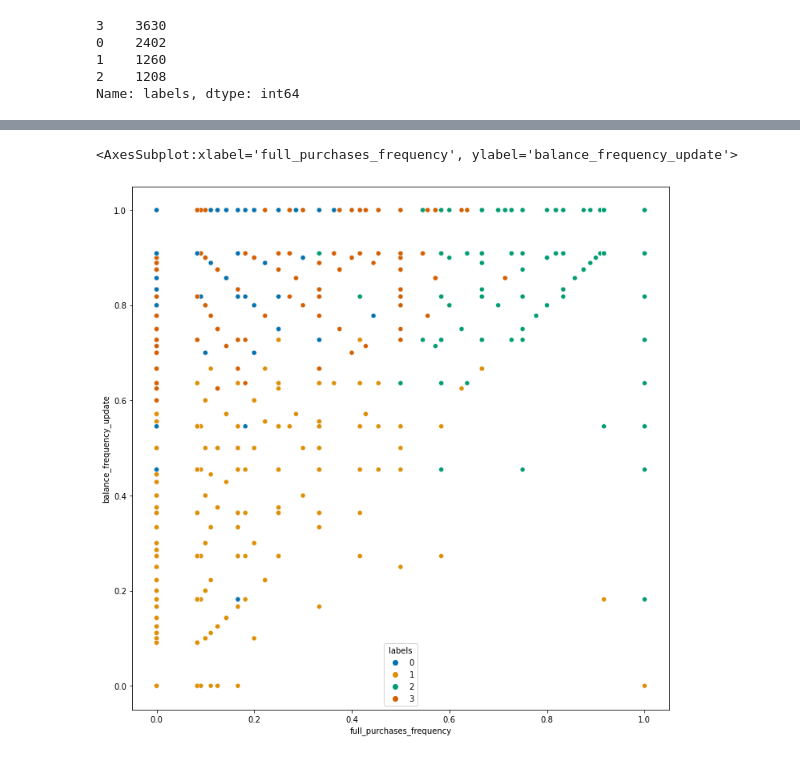
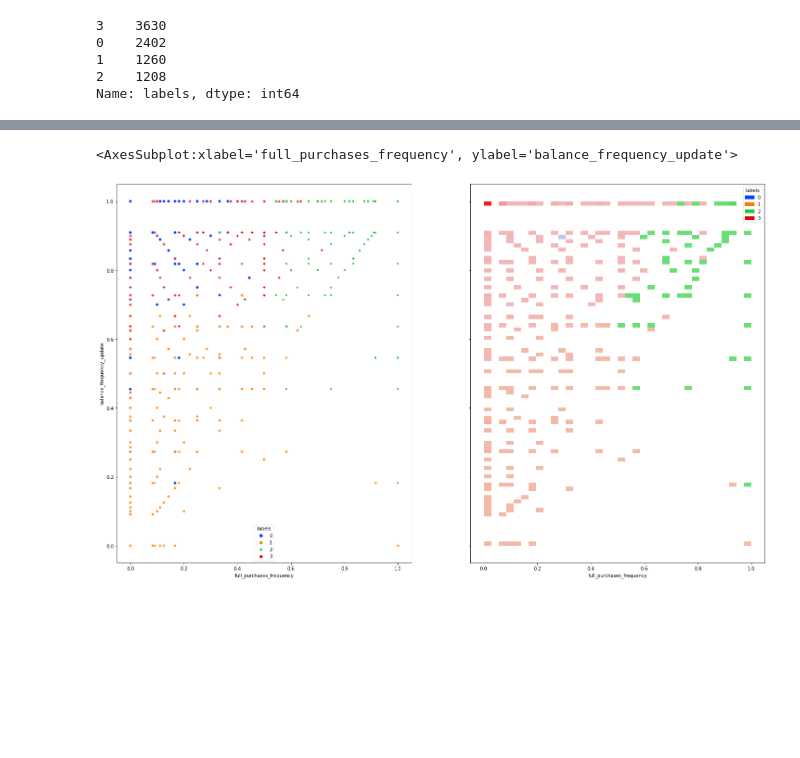
Before and after one commit to ansamz/Customer-Segmentation, a Jupyter notebook: notebooks/OH_CreditCard.ipynb, the cells around one changed output, grey strips where cells are left out. Cells and saved outputs as stored; diff of their text form; code cells hidden in the pictures; blank space fills up the shorter version.

```diff
--- a/notebooks/OH_CreditCard.ipynb
+++ b/notebooks/OH_CreditCard.ipynb
@@ -581,7 +581,8 @@ for n_clusters in [7]:
 [figure]
 # %%
 # we do the labeling with 4 classees and k-means model
+X = df.copy()
 model = KMeans(n_clusters=4, random_state=42, verbose=0)
-labels = model.fit_predict(df)
+labels = model.fit_predict(X)
 # %%
 df["labels"] = labels
@@ -686,12 +697,22 @@ sns.scatterplot(
 # %%
-plt.figure(figsize=(12, 12))
+fig, axes = plt.subplots(1, 2, figsize=(25, 15), sharey=True)
 sns.scatterplot(
+    ax=axes[0],
     data=df,
     x="full_purchases_frequency",
     y="balance_frequency_update",
     hue="labels",
-    palette="colorblind",
+    style="labels",
+    palette="bright",
 )
+sns.histplot(
+    ax=axes[1],
+    data=df,
+    x="full_purchases_frequency",
+    y="balance_frequency_update",
+    hue="labels",
+    palette="bright",
+)
 # %% [output]
 <AxesSubplot:xlabel='full_purchases_frequency', ylabel='balance_frequency_update'>
-[figure, old version]
+[figure, new version]
```
Also changed, not shown: parts of 12 cells of this notebook.
